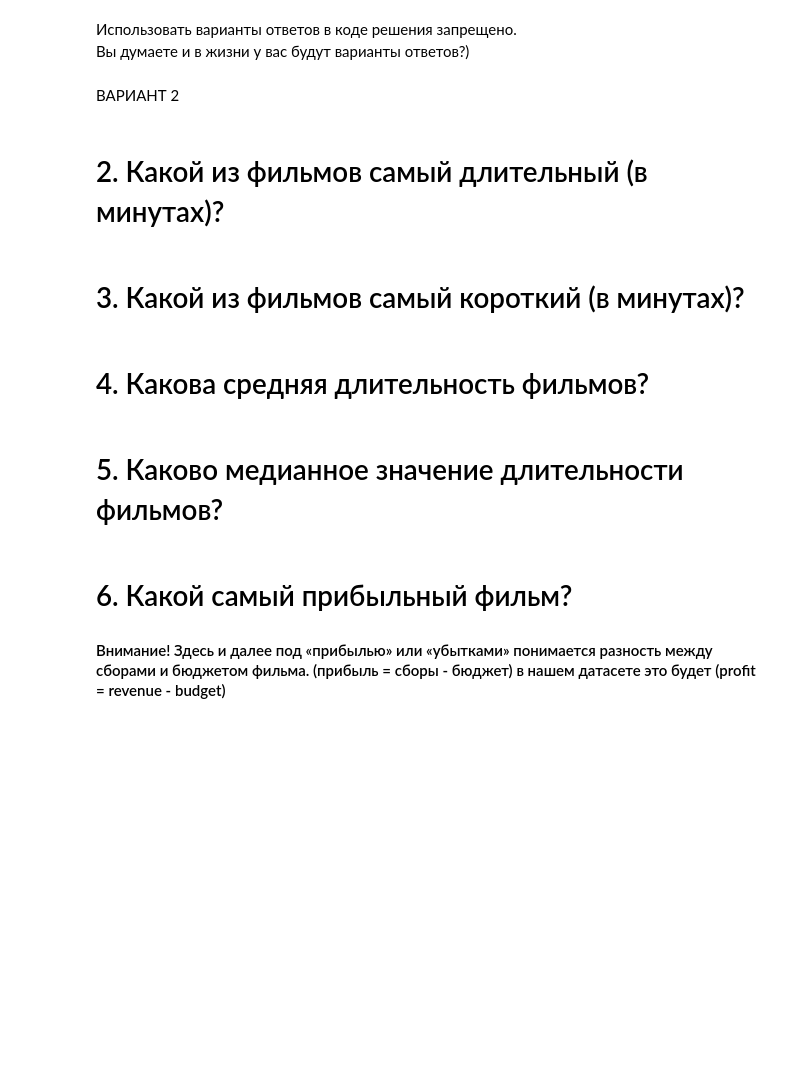
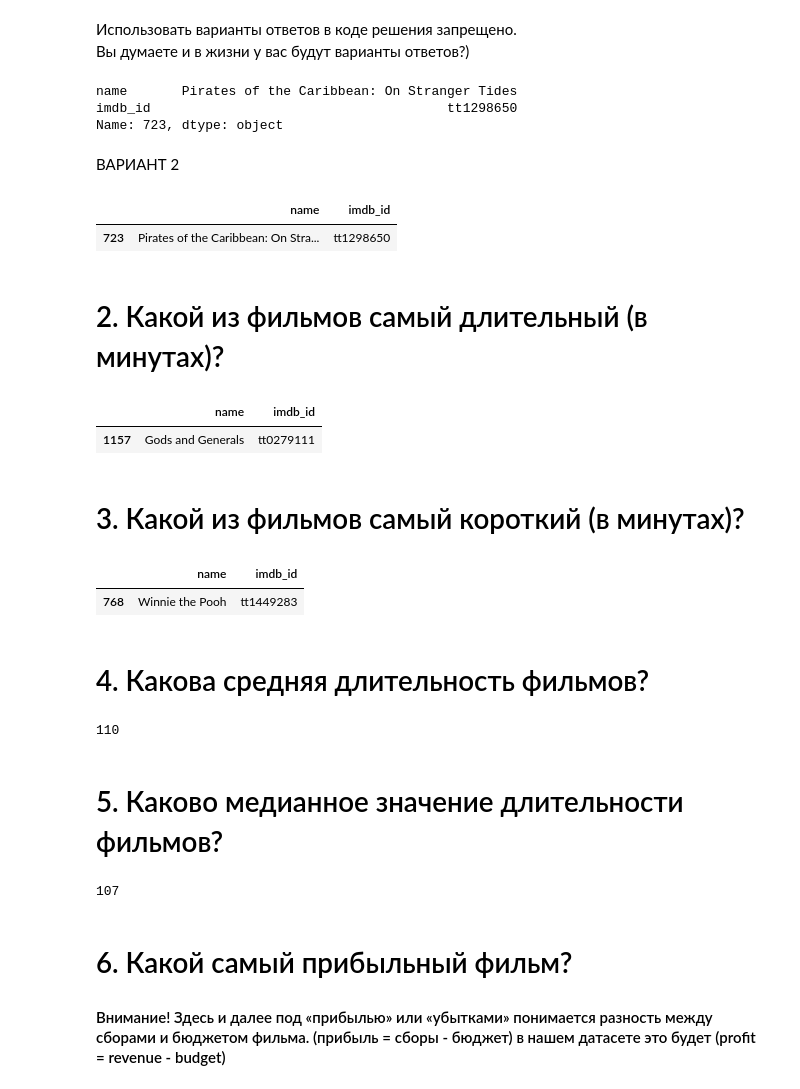
Before and after one commit to anya-chocolat/SkillFactory, a Jupyter notebook: module_1/Movies_IMBD.ipynb, the cells around one changed output. Saved outputs shown, nothing was run; the diff lists cells and outputs as text; code cells hidden in the pictures; blank space fills up the shorter version.

```diff
--- a/module_1/Movies_IMBD.ipynb
+++ b/module_1/Movies_IMBD.ipynb
@@ -38,2 +59,8 @@ answers['1'] = '...'
+# %%
+data.sort_values('budget', ascending=False).iloc[0][['name', 'imdb_id']]
+# %% [output]
+name       Pirates of the Caribbean: On Stranger Tides
+imdb_id                                      tt1298650
+Name: 723, dtype: object
 # %% [markdown]
 ВАРИАНТ 2
@@ -41,0 +67,5 @@ answers['1'] = '...'
+# %%
+data[data.budget == data.budget.max()][['name', 'imdb_id']]
+# %% [output]
+|  | name | imdb_id |
+| 723 | Pirates of the Caribbean: On Stra... | tt1298650 |
@@ -47,0 +77,5 @@ answers['2'] = '...'
+# %%
+data[data.runtime == data.runtime.max()][['name', 'imdb_id']]
+# %% [output]
+|  | name | imdb_id |
+| 1157 | Gods and Generals | tt0279111 |
@@ -48,2 +84,7 @@ answers['2'] = '...'
 # %% [markdown]
 # 3. Какой из фильмов самый короткий (в минутах)?
+# %%
+data[data.runtime == data.runtime.min()][['name', 'imdb_id']]
+# %% [output]
+|  | name | imdb_id |
+| 768 | Winnie the Pooh | tt1449283 |
@@ -50,2 +93,6 @@ answers['2'] = '...'
 # %% [markdown]
 # 4. Какова средняя длительность фильмов?
+# %%
+round(data.runtime.mean())
+# %% [output]
+110
@@ -52,2 +101,6 @@ answers['2'] = '...'
 # %% [markdown]
 # 5. Каково медианное значение длительности фильмов?
+# %%
+round(data.runtime.median())
+# %% [output]
+107
```
Also changed, not shown: parts of 44 cells of this notebook.
